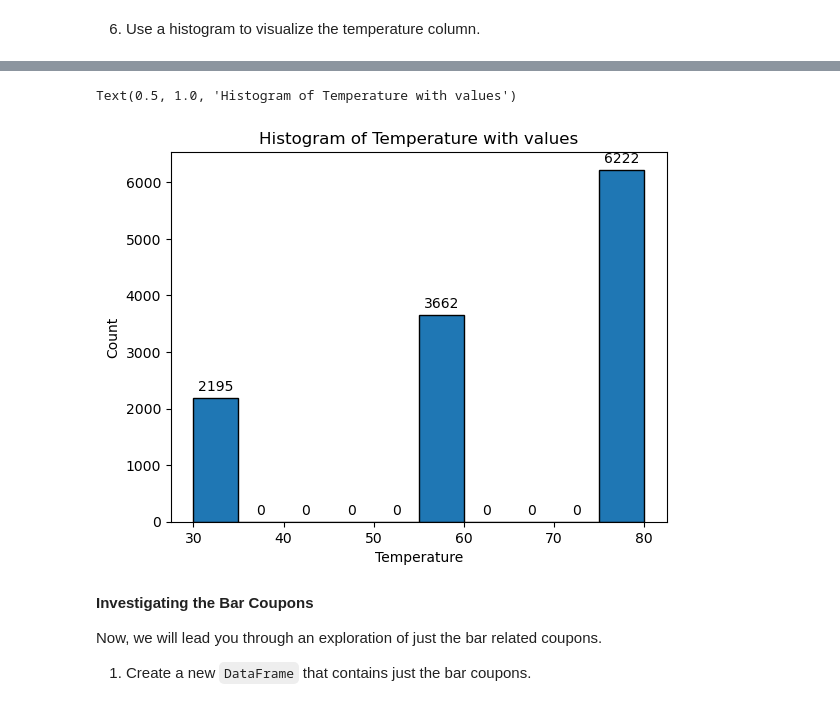
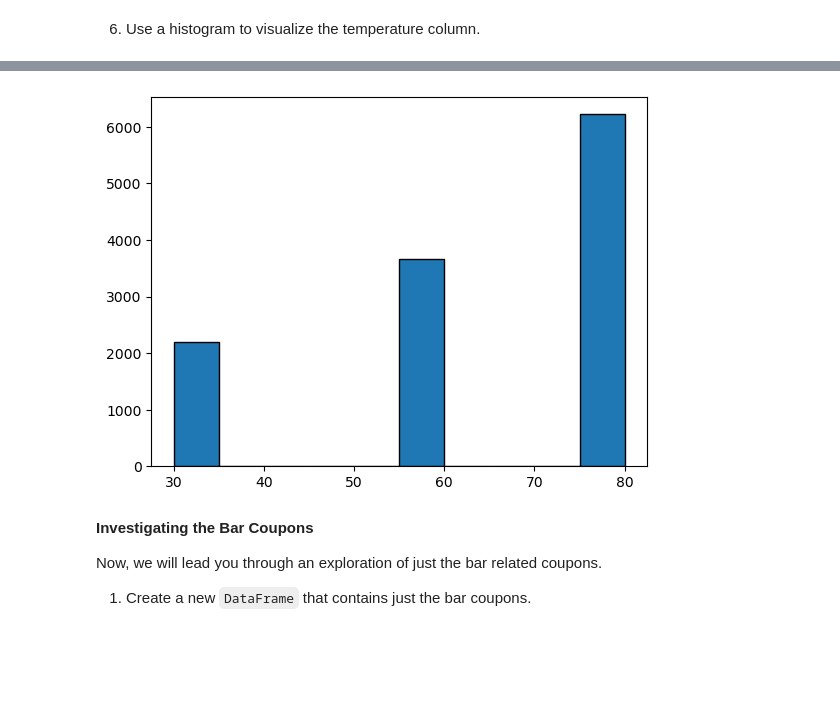
Before and after one commit to ShivaniD719/CouponAcceptance, a Jupyter notebook: prompt.ipynb, the cells around one changed output, grey strips where cells are left out. Saved outputs shown, nothing was run; the diff lists cells and outputs as text; code cells hidden in the pictures; blank space fills up the shorter version.

```diff
--- a/prompt.ipynb
+++ b/prompt.ipynb
@@ -160,14 +171,13 @@ Text(0.5, 1.0, 'Histogram of Temperature')
 # %%
 fig, ax = plt.subplots()
 counts, bins, patches = ax.hist(data2['temperature'], bins=10, edgecolor='black')
-for count, x in zip(counts, bins):
-    ax.annotate(str(int(count)), xy=(x + (bins[1] - bins[0]) / 2, count), xytext=(0, 3), textcoords='offset points', ha='center', va='bottom')
-plt.xlabel('Temperature')
-plt.ylabel('Count')
-plt.title('Histogram of Temperature with values')
+#for count, x in zip(counts, bins):
+#    ax.annotate(str(int(count)), xy=(x + (bins[1] - bins[0]) / 2, count), xytext=(0, 3), textcoords='offset points', ha='center', va='bottom')
+#plt.xlabel('Temperature')
+#plt.ylabel('Count')
+#plt.title('Histogram of Temperature with values')
 # %% [output]
-Text(0.5, 1.0, 'Histogram of Temperature with values')
-[figure, old version]
+[figure, new version]
 # %% [markdown]
 **Investigating the Bar Coupons**
 
```
Also changed, not shown: parts of 17 cells of this notebook.
